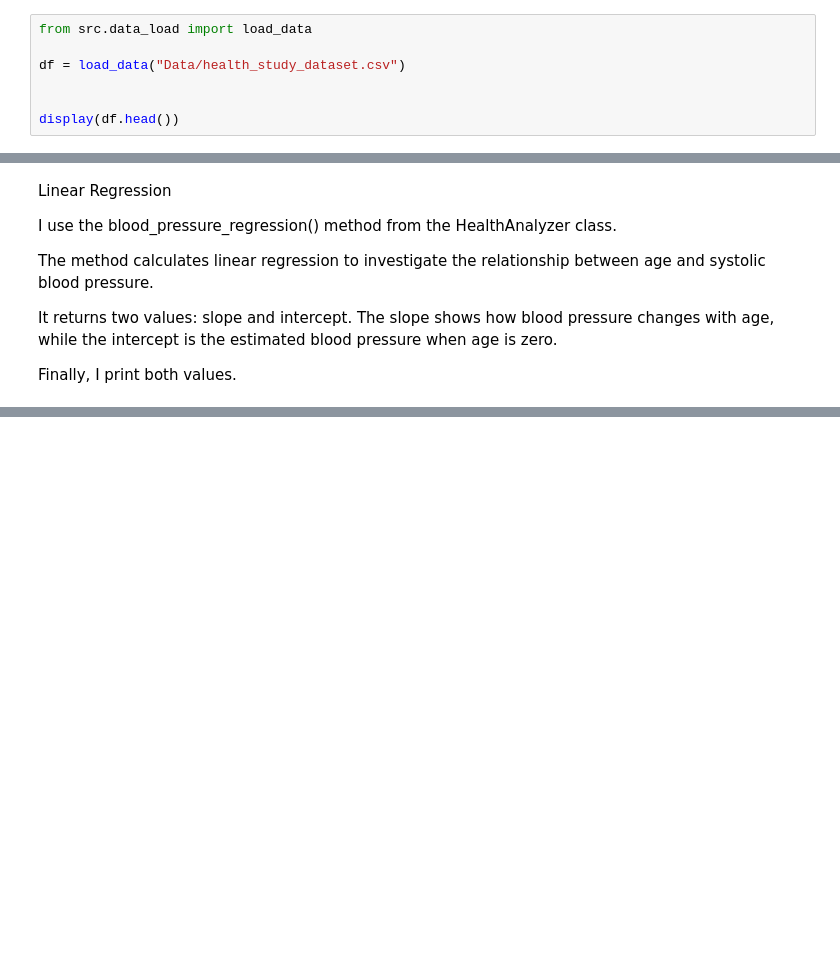
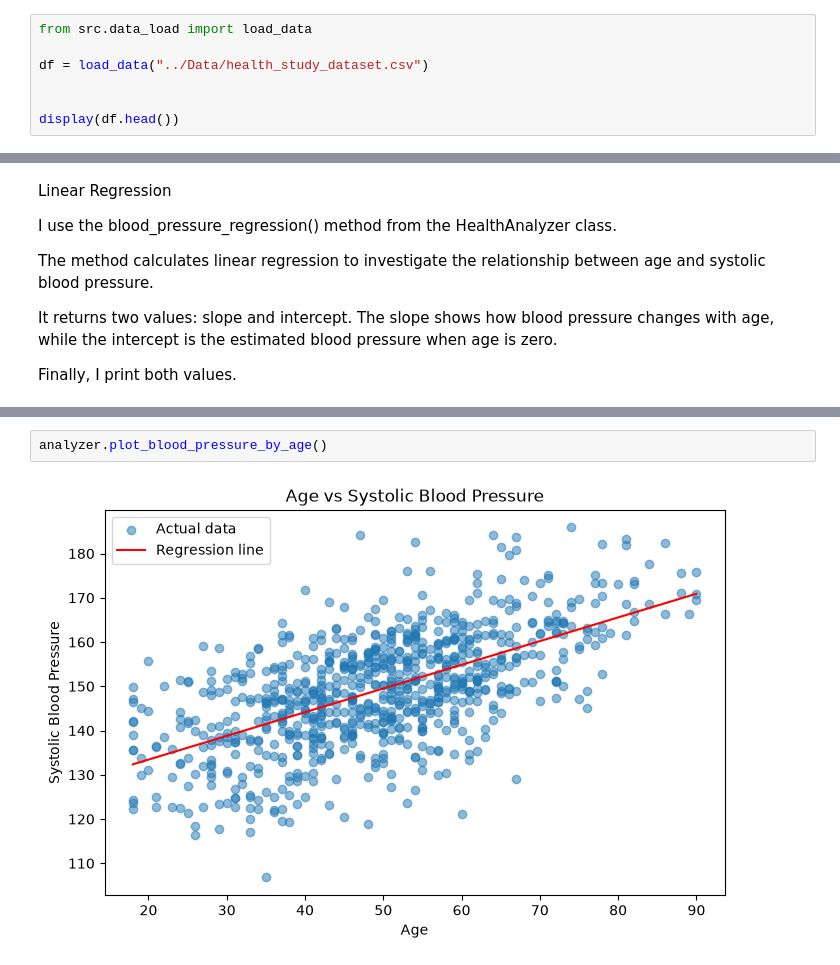
Before and after one commit to Nirmalaashok/Health_study, a Jupyter notebook: Del2/analysis_del2.ipynb, the cells around one changed output, grey strips where cells are left out. Saved outputs shown, nothing was run; the diff lists cells and outputs as text; blank space fills up the shorter version.

Commit message:
Complete Del2 health analysis

```diff
--- a/Del2/analysis_del2.ipynb
+++ b/Del2/analysis_del2.ipynb
@@ -14,7 +14,7 @@ import seaborn as sns
 # %%
 from src.data_load import load_data
 
-df = load_data("Data/health_study_dataset.csv")
+df = load_data("../Data/health_study_dataset.csv")
 
 
 display(df.head())
@@ -91,0 +98,4 @@ Finally, I print both values.
+# %%
+analyzer.plot_blood_pressure_by_age()
+# %% [output]
+[figure, added]
```
Also changed, not shown: parts of 6 cells of this notebook, 2 other files.
